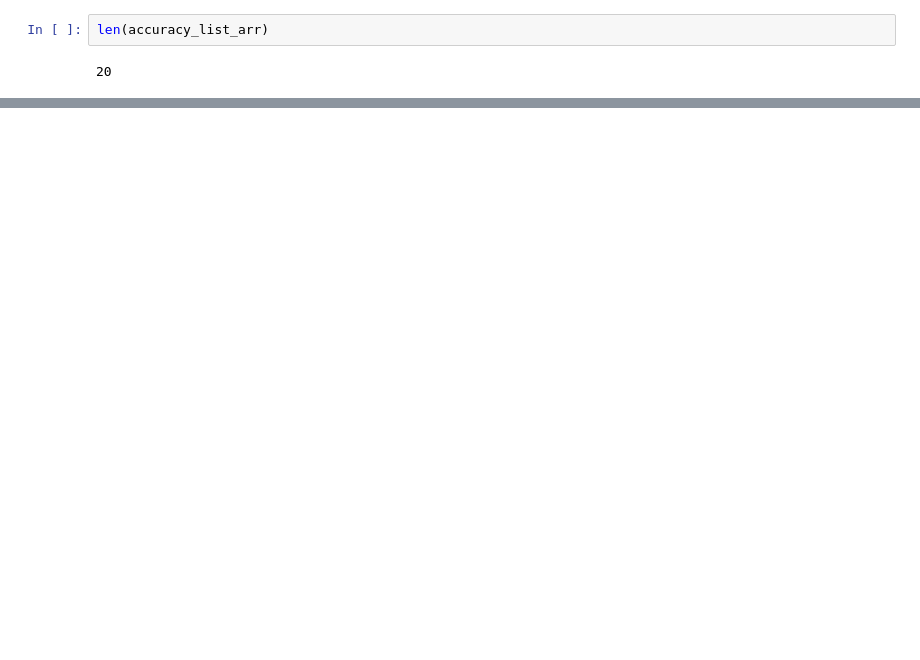
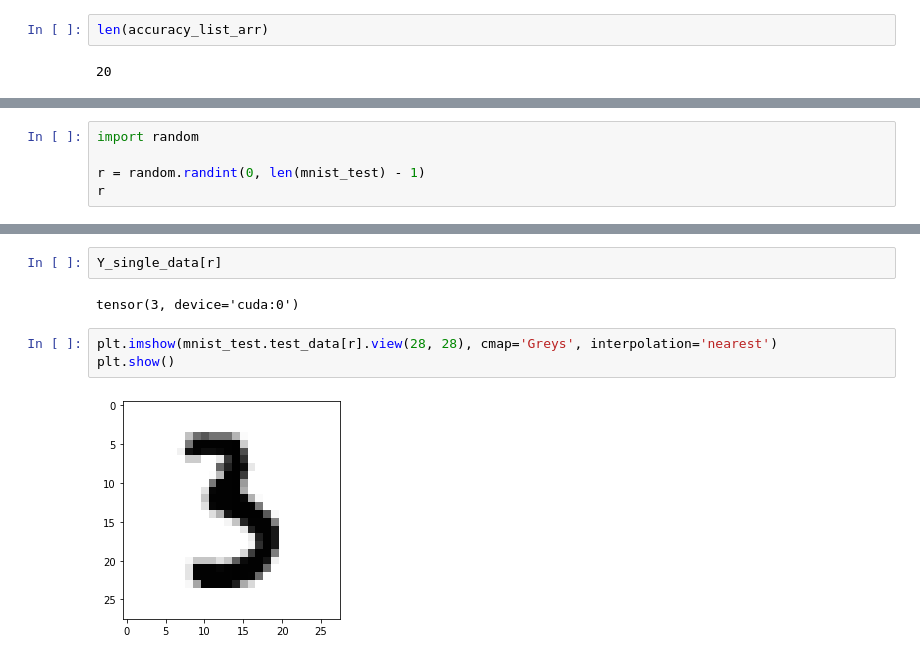
Before and after one commit to song248/PyTorch-Train, a Jupyter notebook: Pytorch MNIST.ipynb, the cells around one changed output, grey strips where cells are left out. Drawn from its saved outputs; the diff is of its cells as text; blank space fills up the shorter version.

Commit message:
mnist

```diff
--- a/Pytorch MNIST.ipynb
+++ b/Pytorch MNIST.ipynb
@@ -377,0 +418,5 @@ plt.show()
+# %%
+import random
+
+r = random.randint(0, len(mnist_test) - 1)
+r
@@ -377,0 +448,9 @@ plt.show()
+# %%
+Y_single_data[r]
+# %% [output]
+tensor(3, device='cuda:0')
+# %%
+plt.imshow(mnist_test.test_data[r].view(28, 28), cmap='Greys', interpolation='nearest')
+plt.show()
+# %% [output]
+[figure, added]
```
Also changed, not shown: parts of 13 cells of this notebook, 1 other file.
